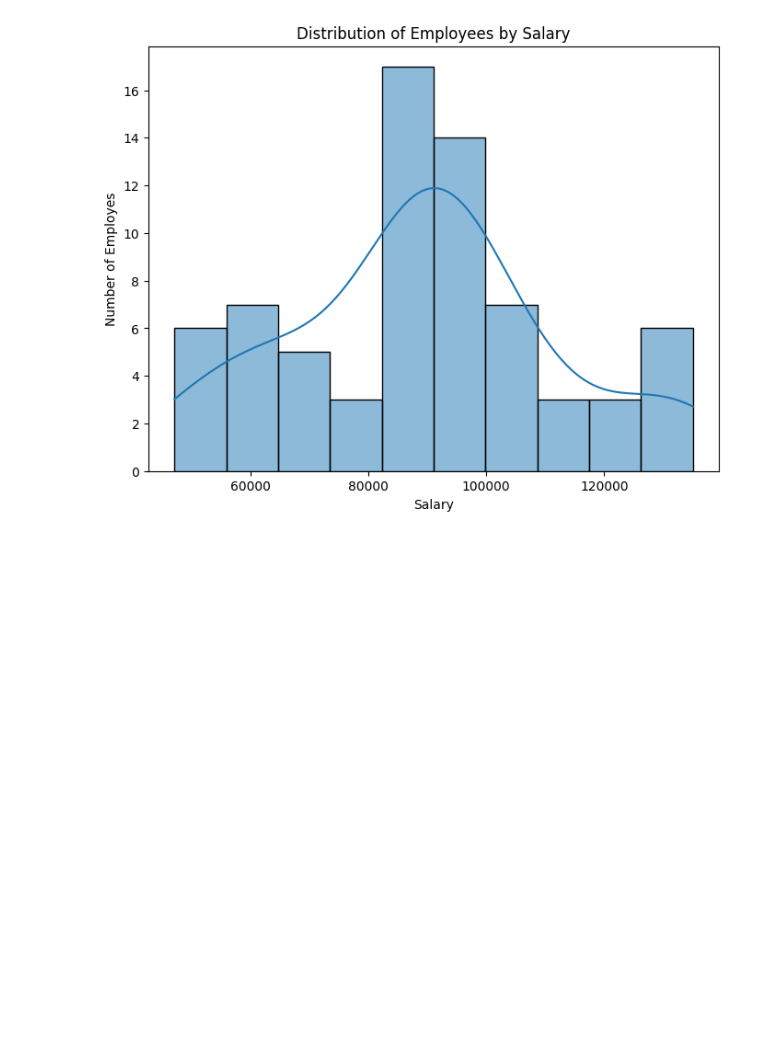
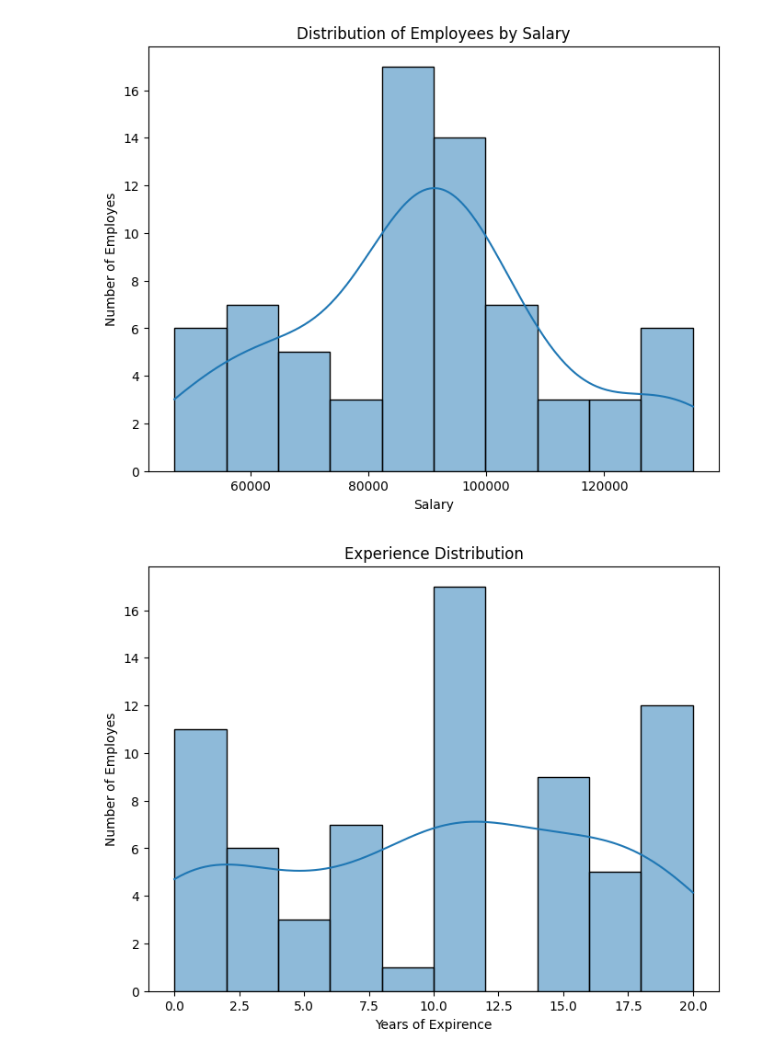
Before and after one commit to DeepuKun/Machine-Learning-Practice, a Jupyter notebook: EDAMat.ipynb, the cells around one changed output. Drawn from its saved outputs; the diff is of its cells as text; code cells hidden in the pictures; blank space fills up the shorter version.

```diff
--- a/EDAMat.ipynb
+++ b/EDAMat.ipynb
@@ -100,3 +100,12 @@ plt.ylabel('Number of Employes')
 plt.show()
 # %% [output]
 [figure]
+# %%
+plt.figure(figsize=(8,6))
+sns.histplot(data['Experience'], bins = 10, kde= True)
+plt.title('Experience Distribution')
+plt.xlabel('Years of Expirence')
+plt.ylabel('Number of Employes')
+plt.show()
+# %% [output]
+[figure, added]
```
